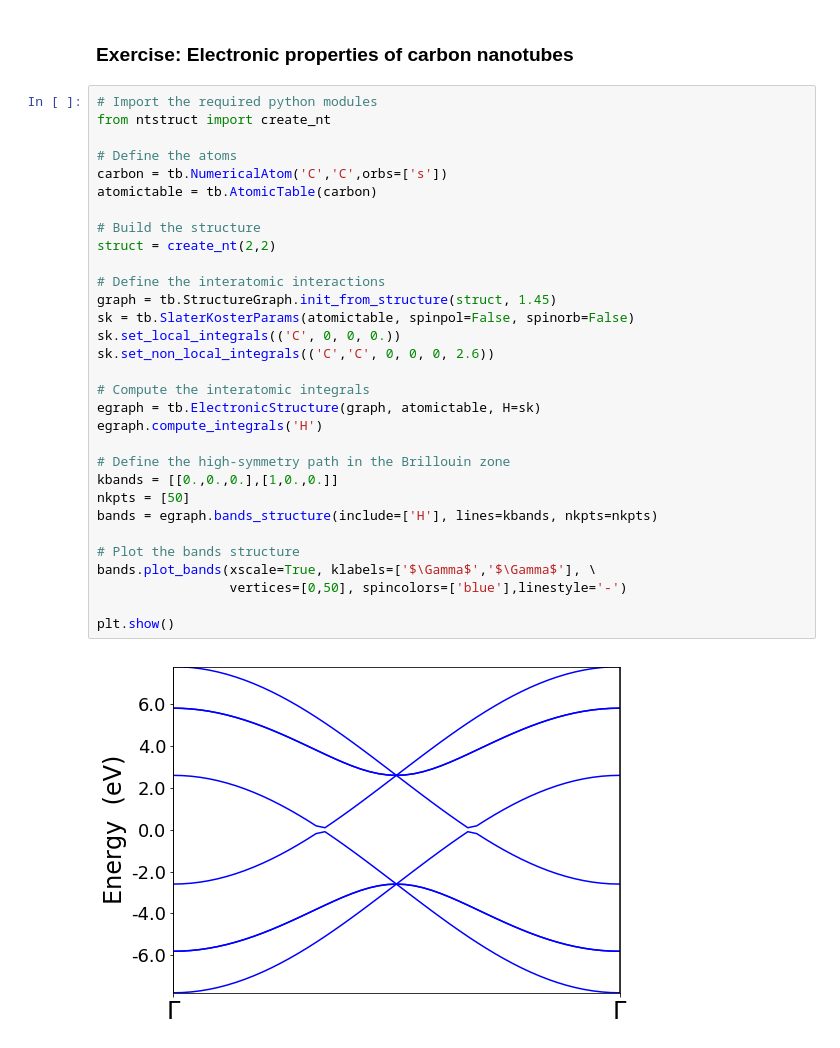
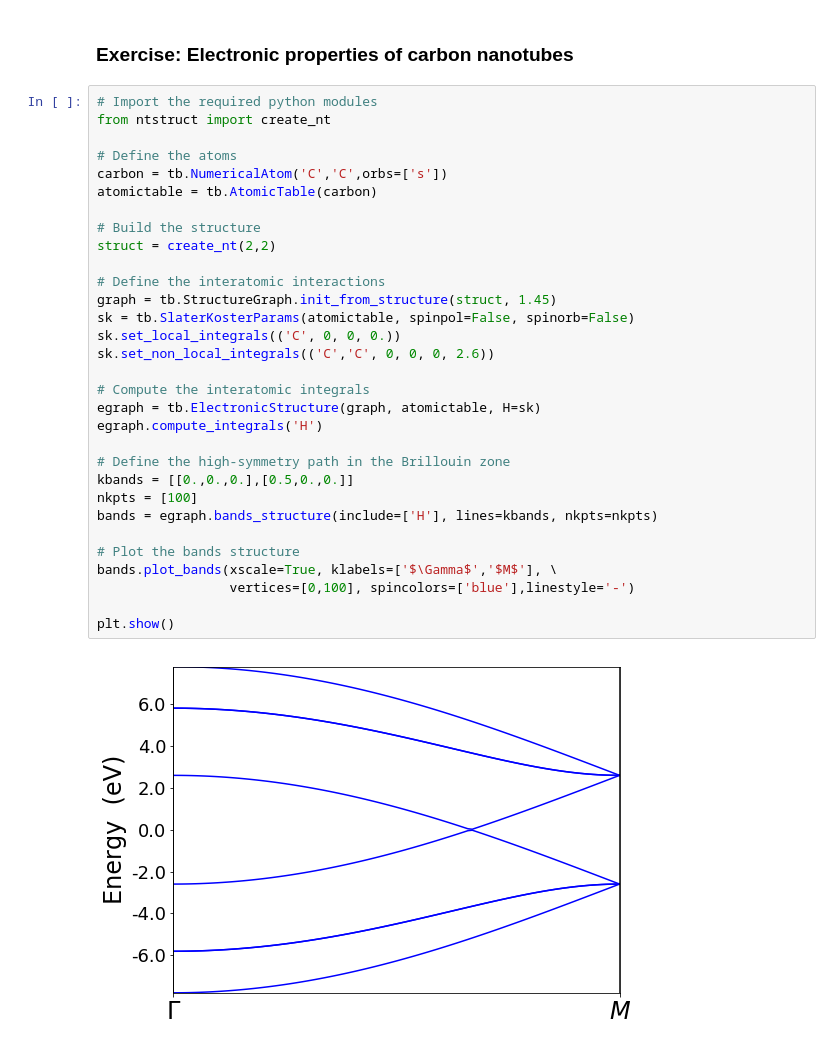
Before and after one commit to youbirose/MAPR2451, a Jupyter notebook: MAPR2451.ipynb, the cells around one changed output. Cells and saved outputs as stored; diff of their text form.

```diff
--- a/MAPR2451.ipynb
+++ b/MAPR2451.ipynb
@@ -485,33 +485,33 @@ The band structure of carbon nanotubes having certain (n, m) indexes can be easi
 # %%
 # Import the required python modules
 from ntstruct import create_nt
 
 # Define the atoms
 carbon = tb.NumericalAtom('C','C',orbs=['s'])
 atomictable = tb.AtomicTable(carbon)
 
 # Build the structure
 struct = create_nt(2,2)
 
 # Define the interatomic interactions
 graph = tb.StructureGraph.init_from_structure(struct, 1.45)
 sk = tb.SlaterKosterParams(atomictable, spinpol=False, spinorb=False)
 sk.set_local_integrals(('C', 0, 0, 0.))
 sk.set_non_local_integrals(('C','C', 0, 0, 0, 2.6))
 
 # Compute the interatomic integrals
 egraph = tb.ElectronicStructure(graph, atomictable, H=sk)
 egraph.compute_integrals('H')
 
 # Define the high-symmetry path in the Brillouin zone
-kbands = [[0.,0.,0.],[1,0.,0.]]
-nkpts = [50]
+kbands = [[0.,0.,0.],[0.5,0.,0.]]
+nkpts = [100]
 bands = egraph.bands_structure(include=['H'], lines=kbands, nkpts=nkpts)
 
 # Plot the bands structure
-bands.plot_bands(xscale=True, klabels=['$\Gamma$','$\Gamma$'], \
-                 vertices=[0,50], spincolors=['blue'],linestyle='-')
+bands.plot_bands(xscale=True, klabels=['$\Gamma$','$M$'], \
+                 vertices=[0,100], spincolors=['blue'],linestyle='-')
 
 plt.show()
 # %% [output]
-[figure, old version]
+[figure, new version]
```
